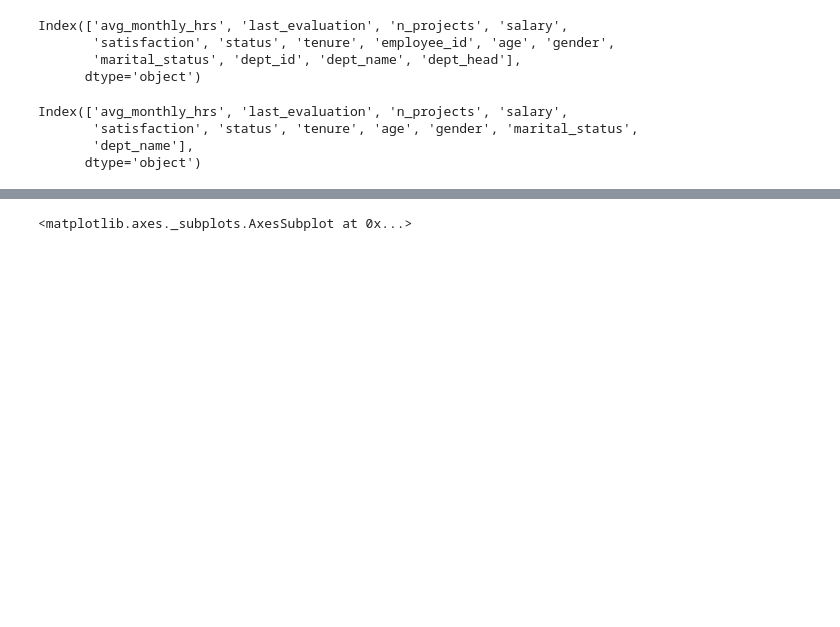
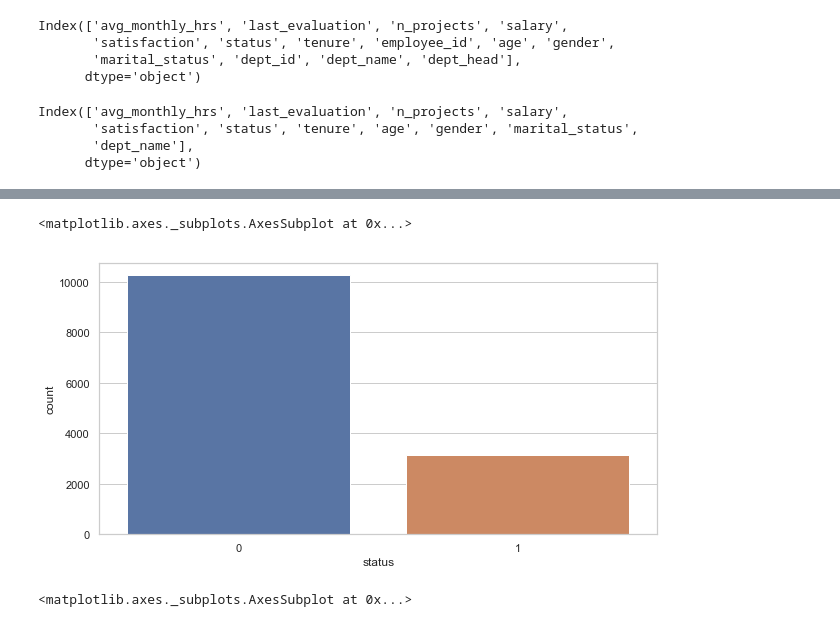
Before and after one commit to avsaditya/INSAID-GCD, a Jupyter notebook: CapstoneProject/Employee Attrition.ipynb, the cells around one changed output, grey strips where cells are left out. Drawn from its saved outputs; the diff is of its cells as text; code cells hidden in the pictures; blank space fills up the shorter version.

```diff
--- a/CapstoneProject/Employee Attrition.ipynb
+++ b/CapstoneProject/Employee Attrition.ipynb
@@ -1287,3 +1293,9 @@ df_copy.to_csv('Employee_encoded_data.csv')
+# %%
+axis1 = plt.subplots(1,1,figsize=(10,5))
+sns.countplot(x='status',data=df_copy)
+# %% [output]
+<matplotlib.axes._subplots.AxesSubplot at 0x...>
+[figure, added]
 # %%
 corr = df_copy.corr()
 f, ax = plt.subplots(figsize=(15, 10))
```
Also changed, not shown: parts of 2 cells of this notebook.
